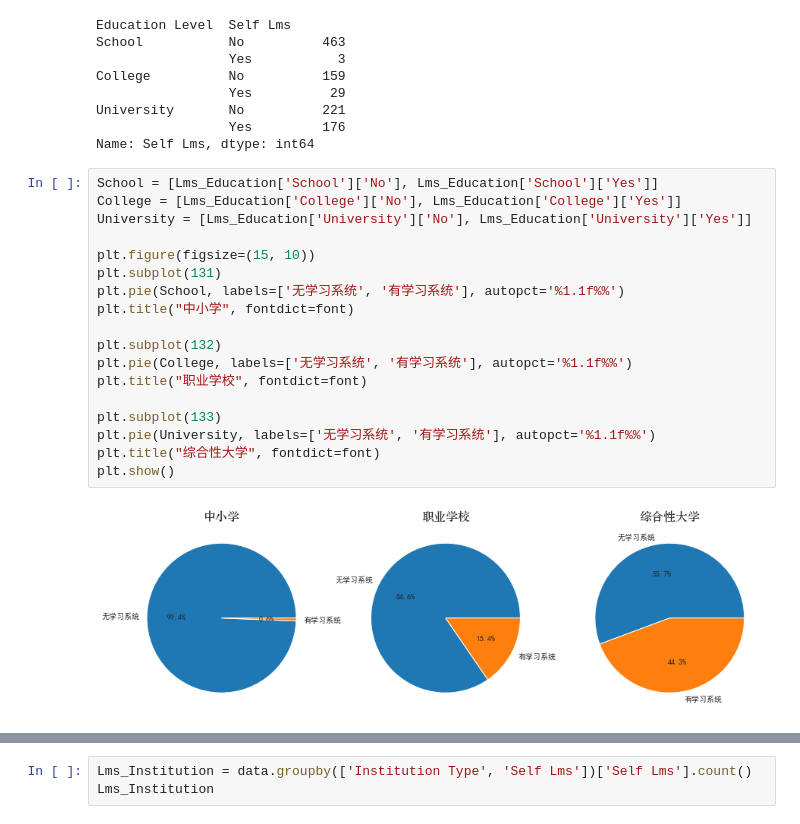
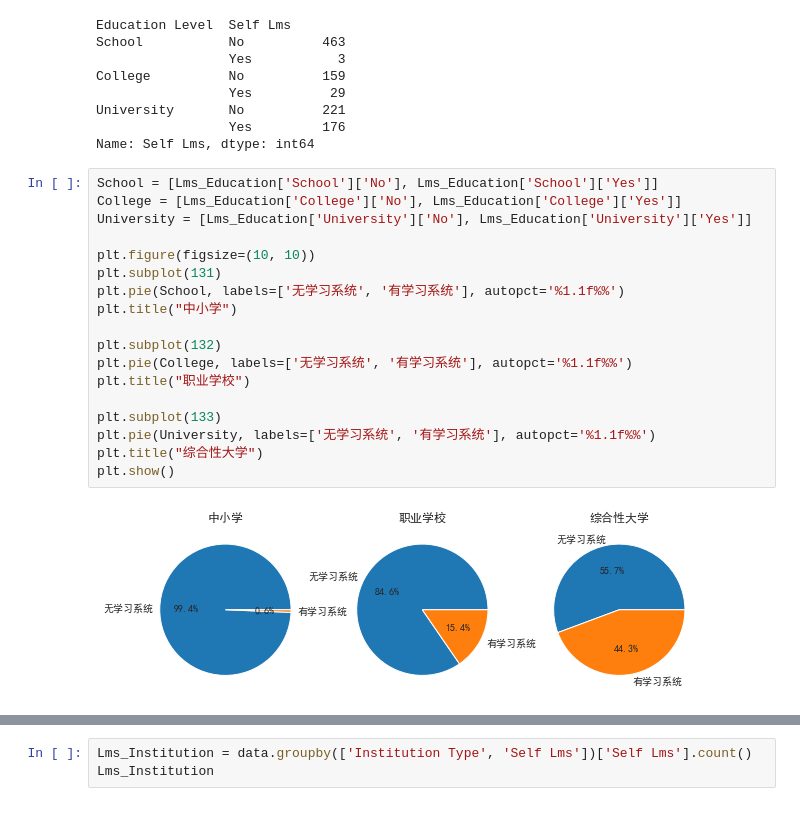
Before and after one commit to TakanashiXny/Introduction-of-DaSE, a Jupyter notebook: final/final_task.ipynb, the cells around one changed output, grey strips where cells are left out. Cells and saved outputs as stored; diff of their text form.

```diff
--- a/final/final_task.ipynb
+++ b/final/final_task.ipynb
@@ -1295,20 +1364,20 @@ Name: Self Lms, dtype: int64
 # %%
 School = [Lms_Education['School']['No'], Lms_Education['School']['Yes']]
 College = [Lms_Education['College']['No'], Lms_Education['College']['Yes']]
 University = [Lms_Education['University']['No'], Lms_Education['University']['Yes']]
 
-plt.figure(figsize=(15, 10))
+plt.figure(figsize=(10, 10))
 plt.subplot(131)
 plt.pie(School, labels=['无学习系统', '有学习系统'], autopct='%1.1f%%')
-plt.title("中小学", fontdict=font)
+plt.title("中小学")
 
 plt.subplot(132)
 plt.pie(College, labels=['无学习系统', '有学习系统'], autopct='%1.1f%%')
-plt.title("职业学校", fontdict=font)
+plt.title("职业学校")
 
 plt.subplot(133)
 plt.pie(University, labels=['无学习系统', '有学习系统'], autopct='%1.1f%%')
-plt.title("综合性大学", fontdict=font)
+plt.title("综合性大学")
 plt.show()
 # %% [output]
-[figure, old version]
+[figure, new version]
```
Also changed, not shown: parts of 42 cells of this notebook.
